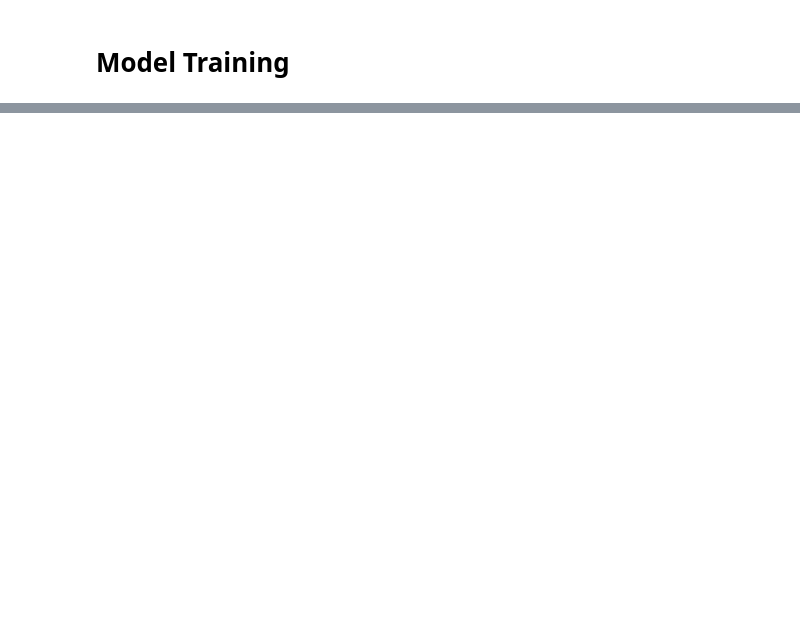
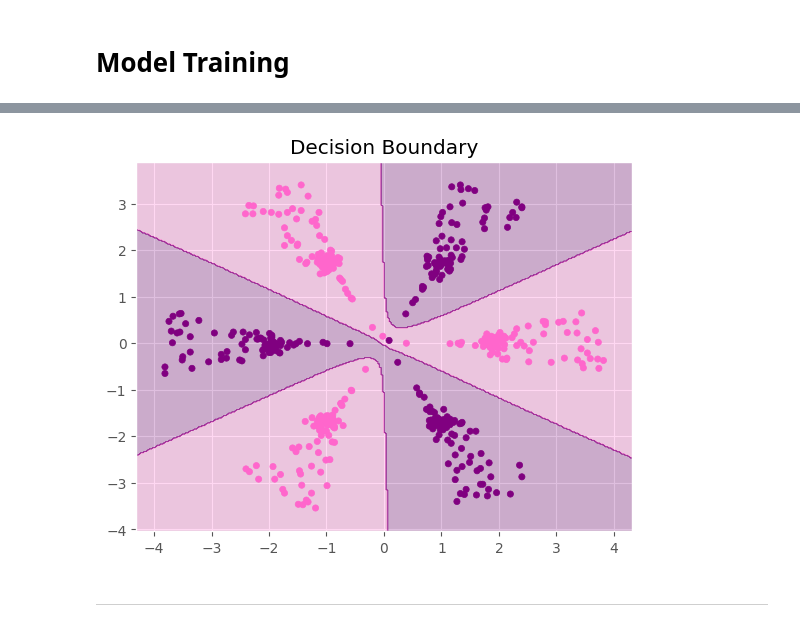
Before and after one commit to 7rohxt/ml-models-from-scratch, a Jupyter notebook: neural-network.ipynb, the cells around one changed output, grey strips where cells are left out. Drawn from its saved outputs; the diff is of its cells as text; code cells hidden in the pictures; blank space fills up the shorter version.

```diff
--- a/neural-network.ipynb
+++ b/neural-network.ipynb
@@ -150,0 +174,18 @@ Epoch 6000, Loss: 0.0029
+# %%
+x_min, x_max = X[:, 0].min() - 0.5, X[:, 0].max() + 0.5
+y_min, y_max = X[:, 1].min() - 0.5, X[:, 1].max() + 0.5
+xx, yy = np.meshgrid(np.linspace(x_min, x_max, 300),
+                        np.linspace(y_min, y_max, 300))
+
+grid = np.c_[xx.ravel(), yy.ravel()]
+_, _, _, A2 = forward_pass(grid, W1, b1, W2, b2)
+Z = (A2 > 0.5).astype(int).reshape(xx.shape)
+
+plt.contourf(xx, yy, Z, cmap=ListedColormap(["#ff66cc", "#800080"]), alpha=0.25)
+plt.scatter(X[:, 0], X[:, 1], c=y.ravel(), cmap=ListedColormap(["#ff66cc", "#800080"]), s=20)
+plt.title("Decision Boundary")
+plt.show()
+# %% [output]
+[figure, added]
+# %% [markdown]
+__________________
```
Also changed, not shown: parts of 9 cells of this notebook.
